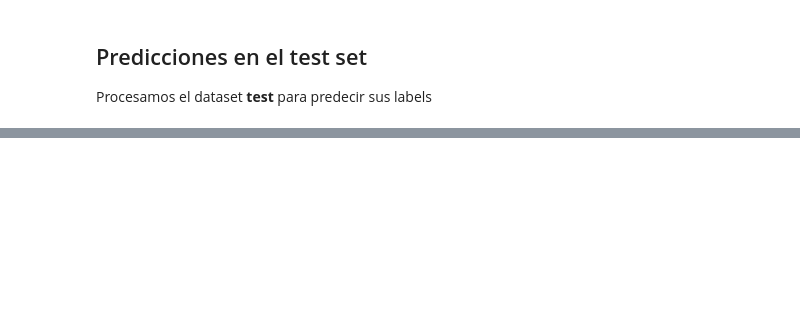
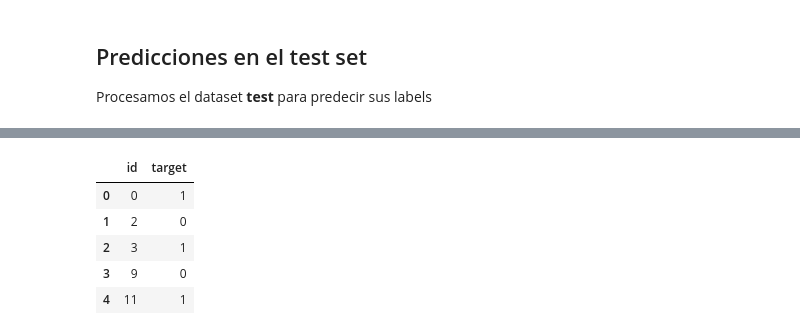
Before and after one commit to marianavinyolas/TP2-Organizacion-de-datos, a Jupyter notebook: NLP-NN.ipynb, the cells around one changed output, grey strips where cells are left out. Saved outputs shown, nothing was run; the diff lists cells and outputs as text; code cells hidden in the pictures; blank space fills up the shorter version.

Commit message:
agrego linea para que genere el csv con los resultados

```diff
--- a/NLP-NN.ipynb
+++ b/NLP-NN.ipynb
@@ -217,5 +215,5 @@ test[['text', 'text_clean']].sample(5)
 # %%
-test_tweets = test['text_clean'].tolist()
+test_tweets = test['text_clean'].values
 
 # Creamos las sequencias
 padding_type='post'
@@ -239,0 +245,2 @@ array([[1],
+# %%
+classes = pd.DataFrame(classes, columns=[ 'target'] )
@@ -239,0 +265,4 @@ array([[1],
+# %%
+test['target'] = classes['target']
+# %%
+results = test[['id', 'target']]
@@ -239,0 +271,9 @@ array([[1],
+# %%
+results.head()
+# %% [output]
+|  | id | target |
+| 0 | 0 | 1 |
+| 1 | 2 | 0 |
+| 2 | 3 | 1 |
+| 3 | 9 | 0 |
+| 4 | 11 | 1 |
```
Also changed, not shown: parts of 13 cells of this notebook.
